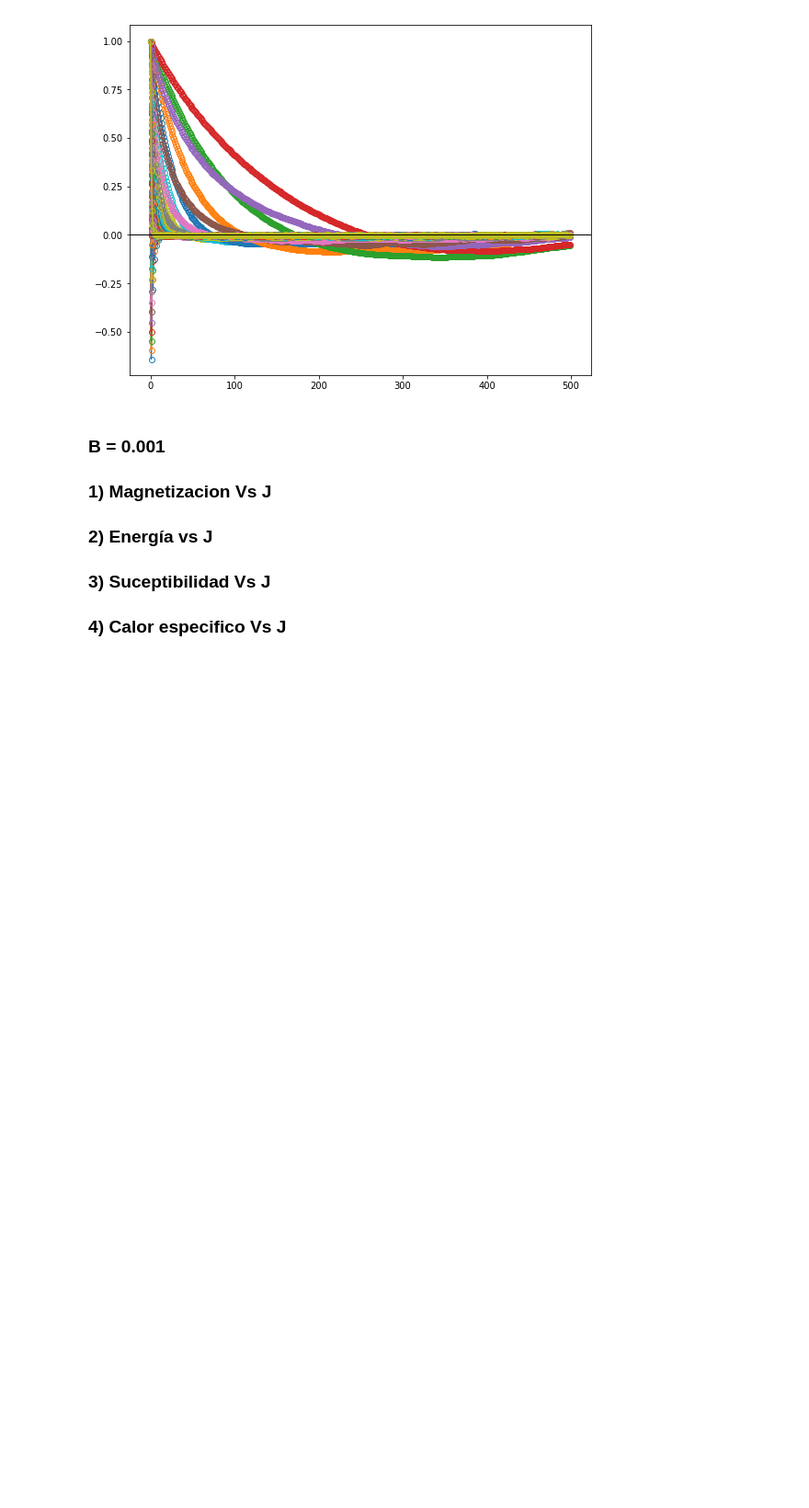
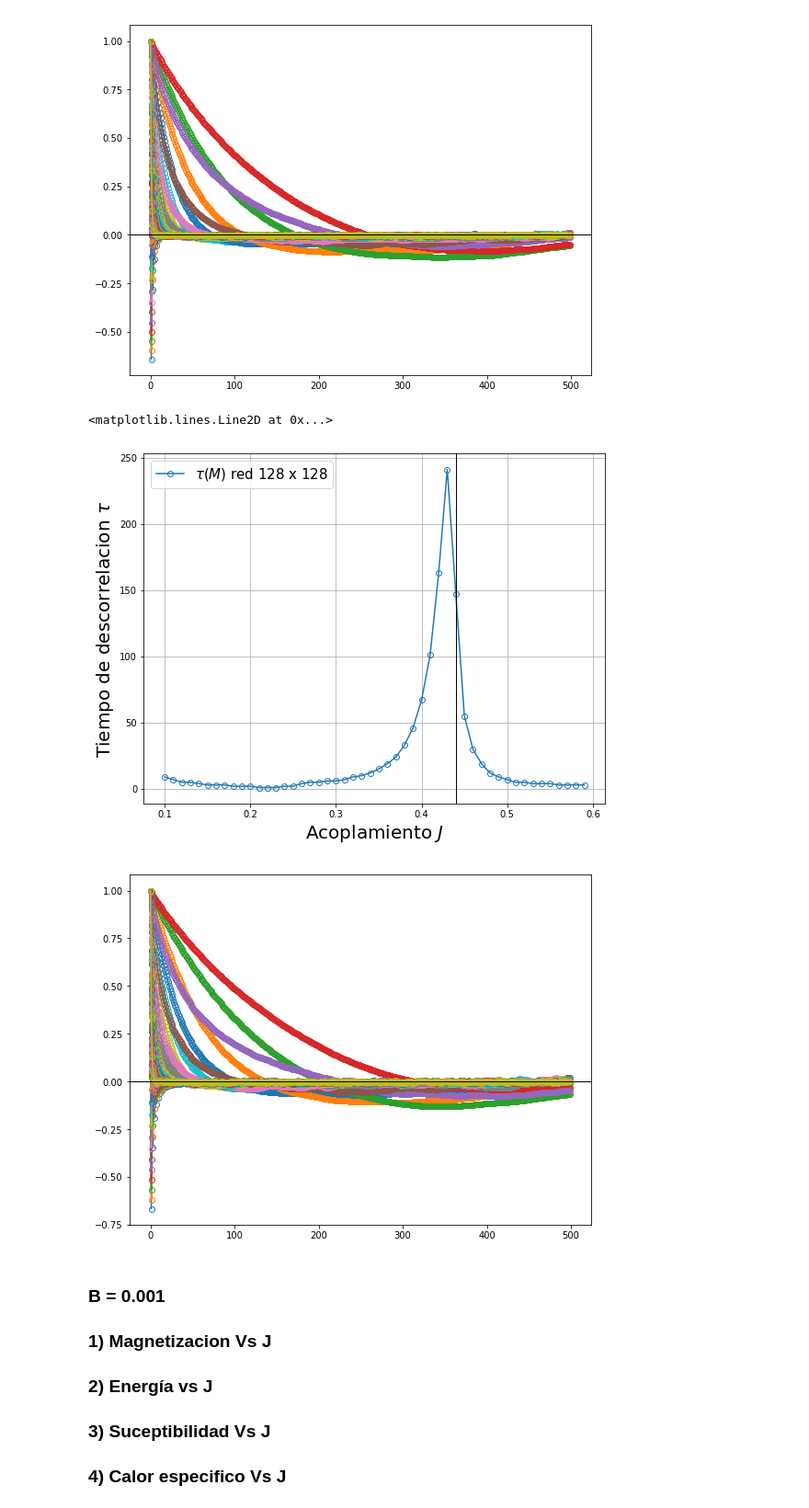
Before and after one commit to Igna11/TP2-Computacional-Ising, a Jupyter notebook: TP2 - Montecarlo - Ising 2D .ipynb, the cells around one changed output. Shown at 92% size. Cells and saved outputs as stored; diff of their text form; code cells hidden in the pictures; blank space fills up the shorter version.

```diff
--- a/TP2 - Montecarlo - Ising 2D .ipynb
+++ b/TP2 - Montecarlo - Ising 2D .ipynb
@@ -652,6 +652,27 @@ plt.axhline(0, color = "k", linewidth = 1)
 <matplotlib.lines.Line2D at 0x...>
 [figure]
 [figure]
+# %%
+os.chdir(r"C:\Users\igna\Desktop\Igna\Facultad\Fisica computacional\TP2-Computacional-Ising\Ejercicio 2\item b)")
+A = np.loadtxt("M128_J_Tau_Correlacion.txt")
+plt.figure(figsize = (9,7))
+plt.plot(A[:,0],A[:,1],'o-', fillstyle = "none", label= "$\u03C4(M)$ red 128 x 128")
+plt.axvline(0.44, color = "k", linewidth = 1)
+plt.xlabel("Acoplamiento $J$", fontsize = 20) #ver acá si es J* o lo que sea
+plt.ylabel("Tiempo de descorrelacion $\u03C4$", fontsize = 20);
+plt.legend(fontsize = 15)
+plt.grid()
+
+plt.figure(figsize = (9,7))
+vector_I = np.arange(0,49,1)
+for i in vector_I:
+    plt.plot(A[i,2:],'o-',fillstyle = "none")
+#plt.axis([-.5,200,-.02,1.1])
+plt.axhline(0, color = "k", linewidth = 1)
+# %% [output]
+<matplotlib.lines.Line2D at 0x...>
+[figure, added]
+[figure, added]
 # %%
 def Valores_medios(A):
     Ly = len(A[:,0])
```
Also changed, not shown: parts of 1 cell of this notebook, 2 other files.
